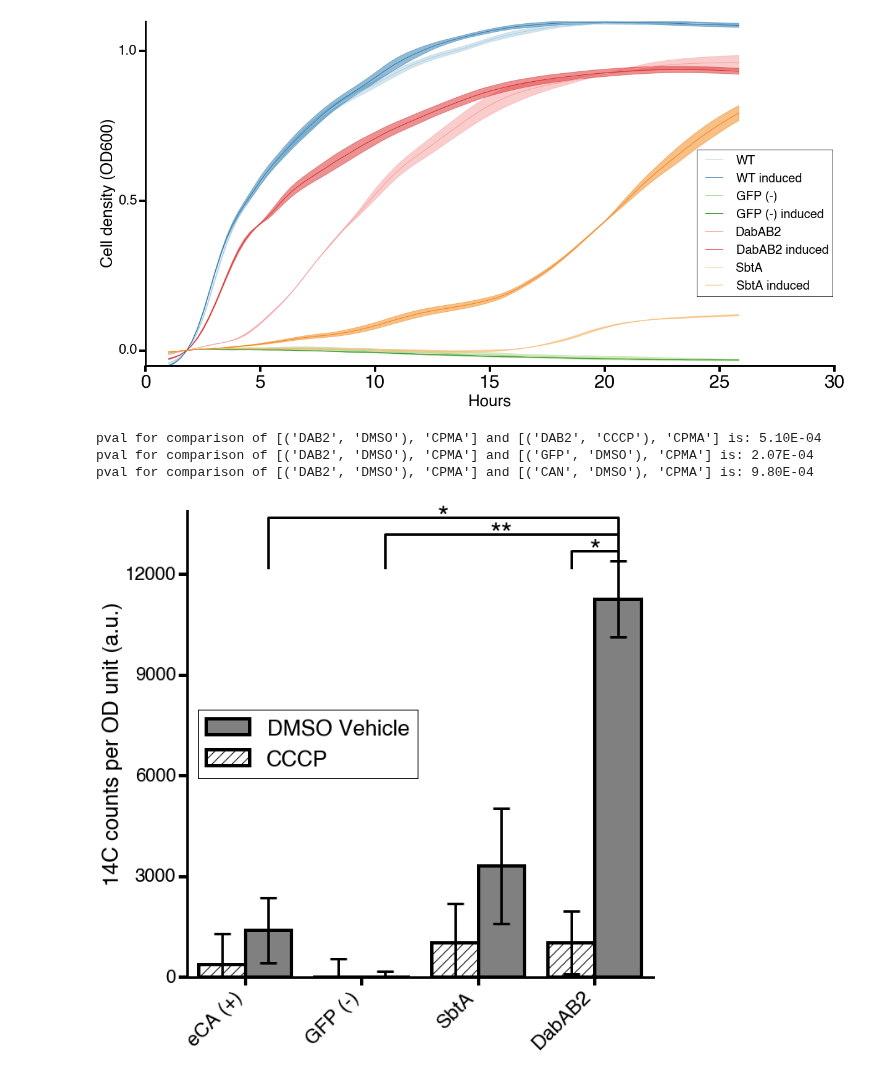
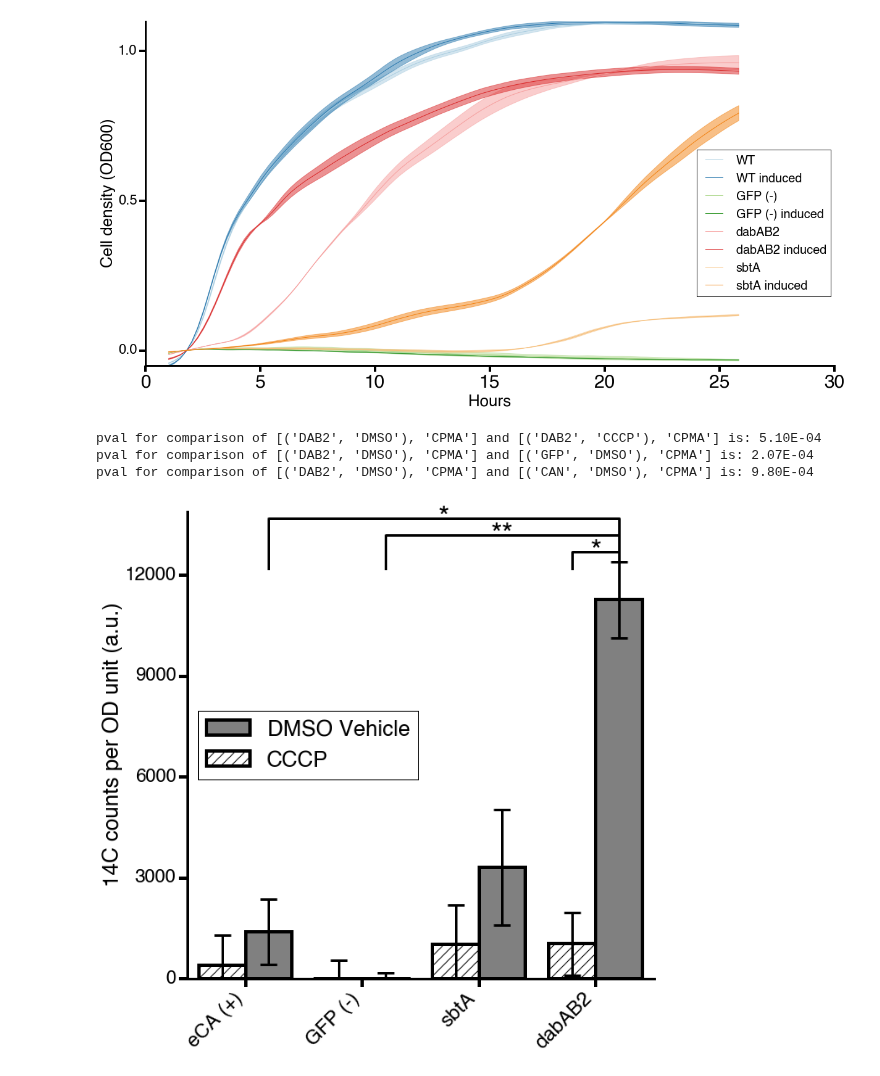
Before and after one commit to jackdesmarais/DabTransporterPaper, a Jupyter notebook: scripts/figure 3 CAFree complementation by DAB.ipynb, the cells around one changed output. Drawn from its saved outputs; the diff is of its cells as text; code cells hidden in the pictures.

```diff
--- a/scripts/figure 3 CAFree complementation by DAB.ipynb
+++ b/scripts/figure 3 CAFree complementation by DAB.ipynb
@@ -242,13 +257,13 @@ for gene_idx in genes_in_region.index:
             head_length=head_length, fill=True,facecolor=c)
         ax.add_artist(genePic)
         plt.text(start-length/2, y-0.07, gene_name, ha='center', fontsize=14)
-    if gene_name == 'DabA2':
+    if gene_name == 'dabA2':
         plt.hlines(y+0.04,start-homology_distance[0],start-homology_distance[1],lw=3)
         mean = (homology_distance[1]+homology_distance[0])/2
         print('CA domain pct: %f'%((homology_bp[0]-homology_bp[1])/gene_length))
         plt.text(start-mean, y+0.06, 'CA', ha='center', fontsize=14)
-        for site in homology_tasser:
-            plt.text(start-site, y, '*',va='center', ha='center', fontsize=20)
+        for i, site in enumerate(homology_tasser):
+            plt.text(start-site-(i*0.005), y-((i+1)%2)*0.015, '*',va='center', ha='center', fontsize=20)
 
 # poses = (insert_in_region.pos - region_start) * len_per_bp
 # n_positions = len(poses)
@@ -308,9 +323,9 @@ to_plot = [
     ('bw+pFE-sfGFP', 'WT'),
     ('CAF+pFE-sfGFP', 'GFP (-)'),
     ('CAF+pFE-HCA2', 'hCA (+)'),
-    ('CAF+pFE-NDH', 'DabB2'),
-    ('CAF+pFE-DUF', 'DabA2'),
-    ('CAF+pFE-DAB2_wt', 'DabAB2'),
+    ('CAF+pFE-NDH', 'dabB2'),
+    ('CAF+pFE-DUF', 'dabA2'),
+    ('CAF+pFE-DAB2_wt', 'dabAB2'),
 ]
 
 to_test = [
@@ -408,9 +423,9 @@ to_plot = [
     ('bw+pFE-sfGFP', 'WT'),
     ('CAF+pFE-sfGFP', 'GFP (-)'),
     ('CAF+pFE-HCA2', 'hCA (+)'),
-    ('CAF+pFE-NDH', 'DabB2'),
-    ('CAF+pFE-DUF', 'DabA2'),
-    ('CAF+pFE-DAB2_wt', 'DabAB2'),
+    ('CAF+pFE-NDH', 'dabB2'),
+    ('CAF+pFE-DUF', 'dabA2'),
+    ('CAF+pFE-DAB2_wt', 'dabAB2'),
 ]
 
 
@@ -475,10 +490,10 @@ to_plot = [
     ('BW+pFA-sfGFP+atc', 'WT induced'),
     ('CAF+pFA-sfGFP', 'GFP (-)'),
     ('CAF+pFA-sfGFP+atc', 'GFP (-) induced'),
-    ('CAF+pFA-DAB2', 'DabAB2'),
-    ('CAF+pFA-DAB2+atc', 'DabAB2 induced'),
-    ('CAF+pFA-SbtA', 'SbtA'),
-    ('CAF+pFA-SbtA+atc', 'SbtA induced'),
+    ('CAF+pFA-DAB2', 'dabAB2'),
+    ('CAF+pFA-DAB2+atc', 'dabAB2 induced'),
+    ('CAF+pFA-SbtA', 'sbtA'),
+    ('CAF+pFA-SbtA+atc', 'sbtA induced'),
 ]
 
 
@@ -541,7 +556,7 @@ displayOrder=['CAN','GFP','SbtA','DAB2']
 
 colOrder=[('CPMA','DMSO'),('CPMA','CCCP')]
 labels=['DMSO Vehicle','CCCP']
-ticks=['eCA (+)','GFP (-)','SbtA','DabAB2']
+ticks=['eCA (+)','GFP (-)','sbtA','dabAB2']
 
 
 
@@ -614,31 +629,31 @@ plt.yticks(np.arange(0, 12001, 3000), fontsize=22)
 plt.ylim(0.0, 13900)
 
 plt.legend(fontsize=26,loc=6)
 #     plt.title('Blanked bicarbonate uptake')
 plt.ylabel('14C counts per OD unit (a.u.)')
 
 # Hide the right and top spines
 ax.spines['right'].set_visible(False)
 ax.spines['top'].set_visible(False)
 
 # Only show ticks on the left and bottom spines
 ax.yaxis.set_ticks_position('left')
 ax.xaxis.set_ticks_position('bottom')
 
 #     change axis weight
 ax.spines['left'].set_linewidth(3)
 ax.spines['bottom'].set_linewidth(3)
 
 
 #     print(unstackedStds)
 #     print(unstackedMeans)
 
 
 plt.savefig('fig3/fig3C.eps',format='eps',bbox_inches='tight')
 
 plt.show()
 # %% [output]
 pval for comparison of [('DAB2', 'DMSO'), 'CPMA'] and [('DAB2', 'CCCP'), 'CPMA'] is: 5.10E-04
 pval for comparison of [('DAB2', 'DMSO'), 'CPMA'] and [('GFP', 'DMSO'), 'CPMA'] is: 2.07E-04
 pval for comparison of [('DAB2', 'DMSO'), 'CPMA'] and [('CAN', 'DMSO'), 'CPMA'] is: 9.80E-04
-[figure, old version]
+[figure, new version]
```
Also changed, not shown: parts of 3 cells of this notebook, 11 other files.
